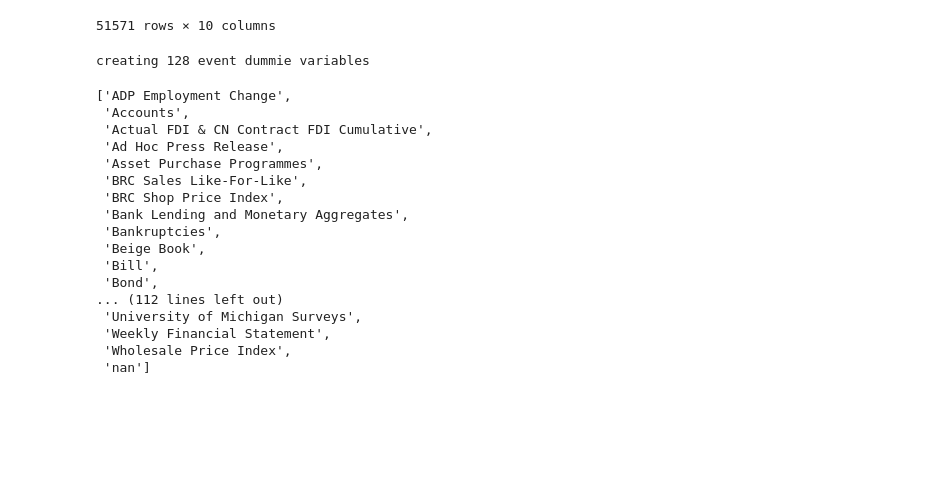
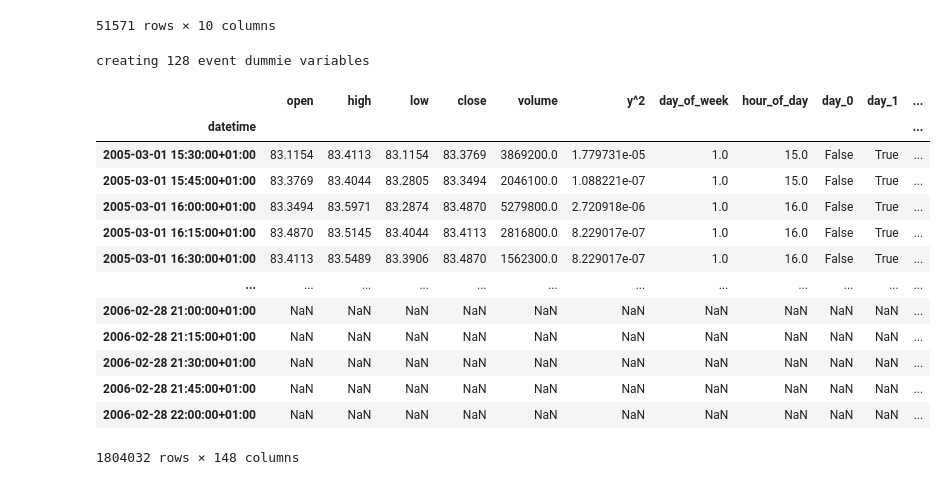
Before and after one commit to levmilarl/Financial_DS_focus_sessions, a Jupyter notebook: Focus Session 9/main.ipynb, the cells around one changed output. Cells and saved outputs as stored; diff of their text form; code cells hidden in the pictures; blank space fills up the shorter version.

```diff
--- a/Focus Session 9/main.ipynb
+++ b/Focus Session 9/main.ipynb
@@ -78,24 +111,30 @@ df_news["window_end"] = np.where(
 | 2020-09-01 03:45:00+01:00 | CN HSBC Manufacturing PMI | Macro Release | CN | HSBC Manufacturing PMI | NaN | Bloomberg | 1 | NaT | ... |
 51571 rows × 10 columns
 # %%
+#todo make this faster
 print(f"creating {len(df_news["subsubtype"].unique())} event dummie variables")
-df[f"D_{newstype}"] = df["datetime"] >= df_news["window_start"] & df["datetime"] < df_news["window_end"] for newstype in df_news["subsubtype"].unique()
+new_cols = {}
+for subsubtype, df_type in df_news.groupby("subsubtype"):
+    mask = pd.Series(False, index=df.index)
+    for _, row in df_type.iterrows():
+        mask |= (df.index >= row["window_start"]) & (df.index < row["window_end"])
+    new_cols[f"D_{subsubtype}"] = mask
+
+df = pd.concat([df, pd.DataFrame(new_cols)])
+df
 # %% [output]
 creating 128 event dummie variables
+|  | open | high | low | close | volume | y^2 | day_of_week | hour_of_day | day_0 | day_1 | ... |
+| datetime |  |  |  |  |  |  |  |  |  |  | ... |
+| 2005-03-01 15:30:00+01:00 | 83.1154 | 83.4113 | 83.1154 | 83.3769 | 3869200.0 | 1.779731e-05 | 1.0 | 15.0 | False | True | ... |
+| 2005-03-01 15:45:00+01:00 | 83.3769 | 83.4044 | 83.2805 | 83.3494 | 2046100.0 | 1.088221e-07 | 1.0 | 15.0 | False | True | ... |
+| 2005-03-01 16:00:00+01:00 | 83.3494 | 83.5971 | 83.2874 | 83.4870 | 5279800.0 | 2.720918e-06 | 1.0 | 16.0 | False | True | ... |
+| 2005-03-01 16:15:00+01:00 | 83.4870 | 83.5145 | 83.4044 | 83.4113 | 2816800.0 | 8.229017e-07 | 1.0 | 16.0 | False | True | ... |
+| 2005-03-01 16:30:00+01:00 | 83.4113 | 83.5489 | 83.3906 | 83.4870 | 1562300.0 | 8.229017e-07 | 1.0 | 16.0 | False | True | ... |
+| ... | ... | ... | ... | ... | ... | ... | ... | ... | ... | ... | ... |
+| 2006-02-28 21:00:00+01:00 | NaN | NaN | NaN | NaN | NaN | NaN | NaN | NaN | NaN | NaN | ... |
+| 2006-02-28 21:15:00+01:00 | NaN | NaN | NaN | NaN | NaN | NaN | NaN | NaN | NaN | NaN | ... |
+| 2006-02-28 21:30:00+01:00 | NaN | NaN | NaN | NaN | NaN | NaN | NaN | NaN | NaN | NaN | ... |
+| 2006-02-28 21:45:00+01:00 | NaN | NaN | NaN | NaN | NaN | NaN | NaN | NaN | NaN | NaN | ... |
+| 2006-02-28 22:00:00+01:00 | NaN | NaN | NaN | NaN | NaN | NaN | NaN | NaN | NaN | NaN | ... |
-['ADP Employment Change',
- 'Accounts',
- 'Actual FDI & CN Contract FDI Cumulative',
- 'Ad Hoc Press Release',
- 'Asset Purchase Programmes',
- 'BRC Sales Like-For-Like',
- 'BRC Shop Price Index',
- 'Bank Lending and Monetary Aggregates',
- 'Bankruptcies',
- 'Beige Book',
- 'Bill',
- 'Bond',
-... (112 lines left out)
- 'University of Michigan Surveys',
- 'Weekly Financial Statement',
- 'Wholesale Price Index',
- 'nan']
+1804032 rows × 148 columns
```
Also changed, not shown: parts of 2 cells of this notebook, 1 other file.
